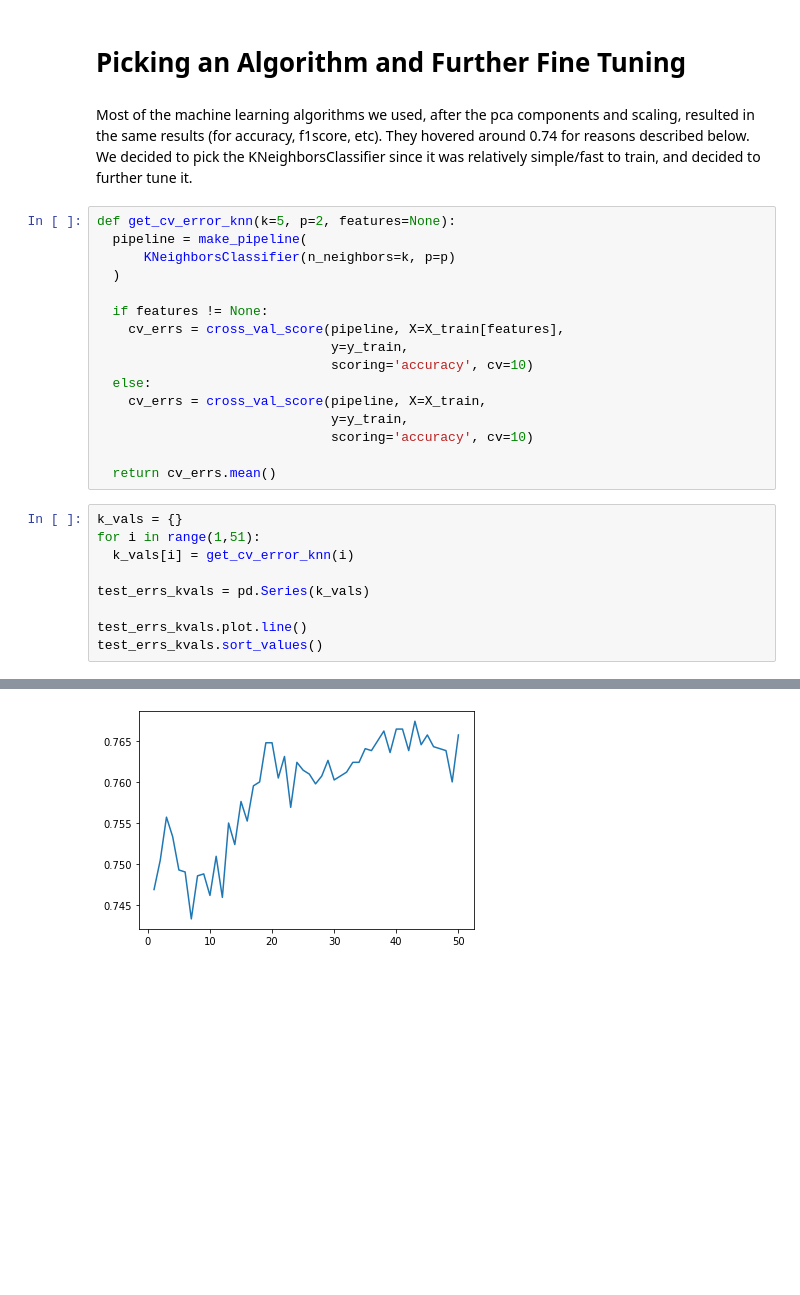
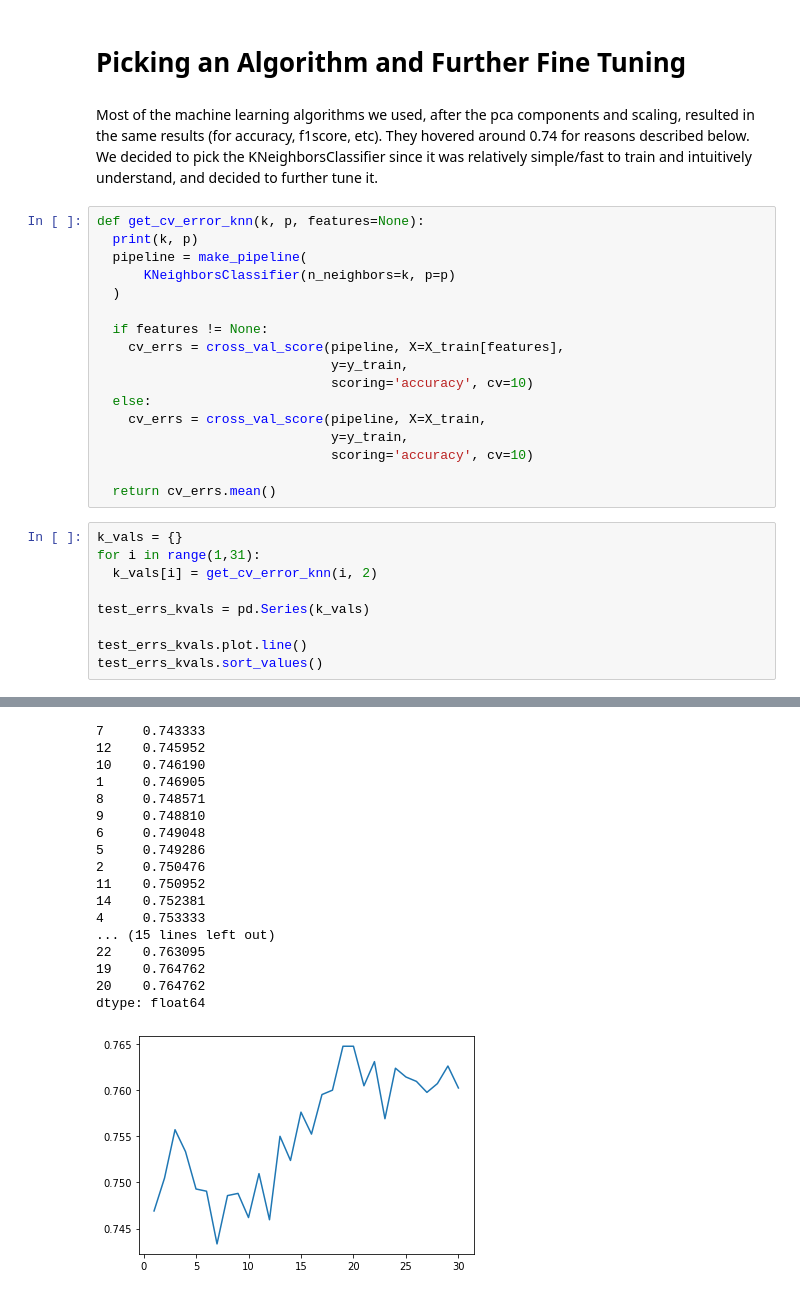
Before and after one commit to John-Blodgett/CSC466-Project, a Jupyter notebook: Machine Learning.ipynb, the cells around one changed output, grey strips where cells are left out. Saved outputs shown, nothing was run; the diff lists cells and outputs as text; blank space fills up the shorter version.

```diff
--- a/Machine Learning.ipynb
+++ b/Machine Learning.ipynb
@@ -515,9 +526,10 @@ weighted avg       0.75      0.75      0.73      1050
 # %% [markdown]
 # Picking an Algorithm and Further Fine Tuning
 # %% [markdown]
-Most of the machine learning algorithms we used, after the pca components and scaling, resulted in the same results (for accuracy, f1score, etc). They hovered around 0.74 for reasons described below. We decided to pick the KNeighborsClassifier since it was relatively simple/fast to train, and decided to further tune it.
+Most of the machine learning algorithms we used, after the pca components and scaling, resulted in the same results (for accuracy, f1score, etc). They hovered around 0.74 for reasons described below. We decided to pick the KNeighborsClassifier since it was relatively simple/fast to train and intuitively understand, and decided to further tune it.
 # %%
-def get_cv_error_knn(k=5, p=2, features=None):
+def get_cv_error_knn(k, p, features=None):
+  print(k, p)
   pipeline = make_pipeline(
       KNeighborsClassifier(n_neighbors=k, p=p)
   )
@@ -534,8 +546,8 @@ def get_cv_error_knn(k=5, p=2, features=None):
   return cv_errs.mean()
 # %%
 k_vals = {}
-for i in range(1,51):
-  k_vals[i] = get_cv_error_knn(i)
+for i in range(1,31):
+  k_vals[i] = get_cv_error_knn(i, 2)
 
 test_errs_kvals = pd.Series(k_vals)
 
@@ -562,4 +574,21 @@ dtype: float64
+7     0.743333
+12    0.745952
+10    0.746190
+1     0.746905
+8     0.748571
+9     0.748810
+6     0.749048
+5     0.749286
+2     0.750476
+11    0.750952
+14    0.752381
+4     0.753333
+... (15 lines left out)
+22    0.763095
+19    0.764762
+20    0.764762
+dtype: float64
-[figure, old version]
+[figure, new version]
 # %%
 p_vals = {}
 for i in range(2,11):
```
Also changed, not shown: parts of 33 cells of this notebook.
